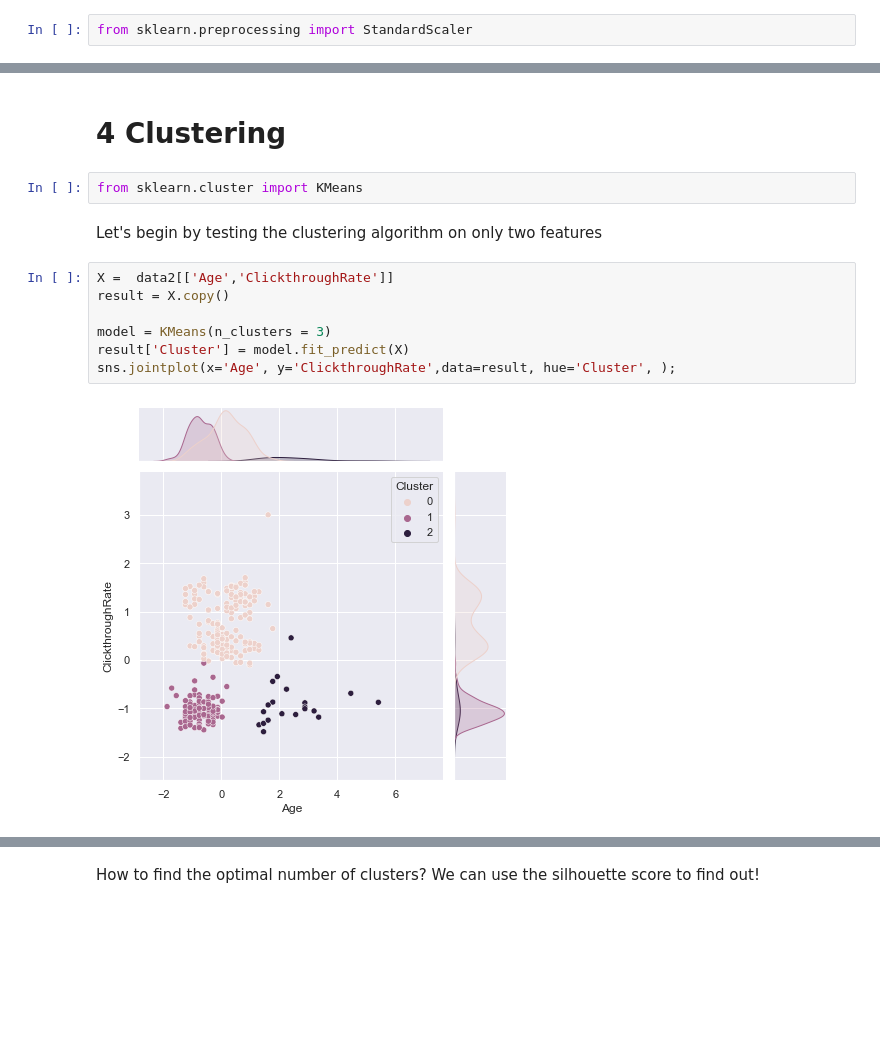
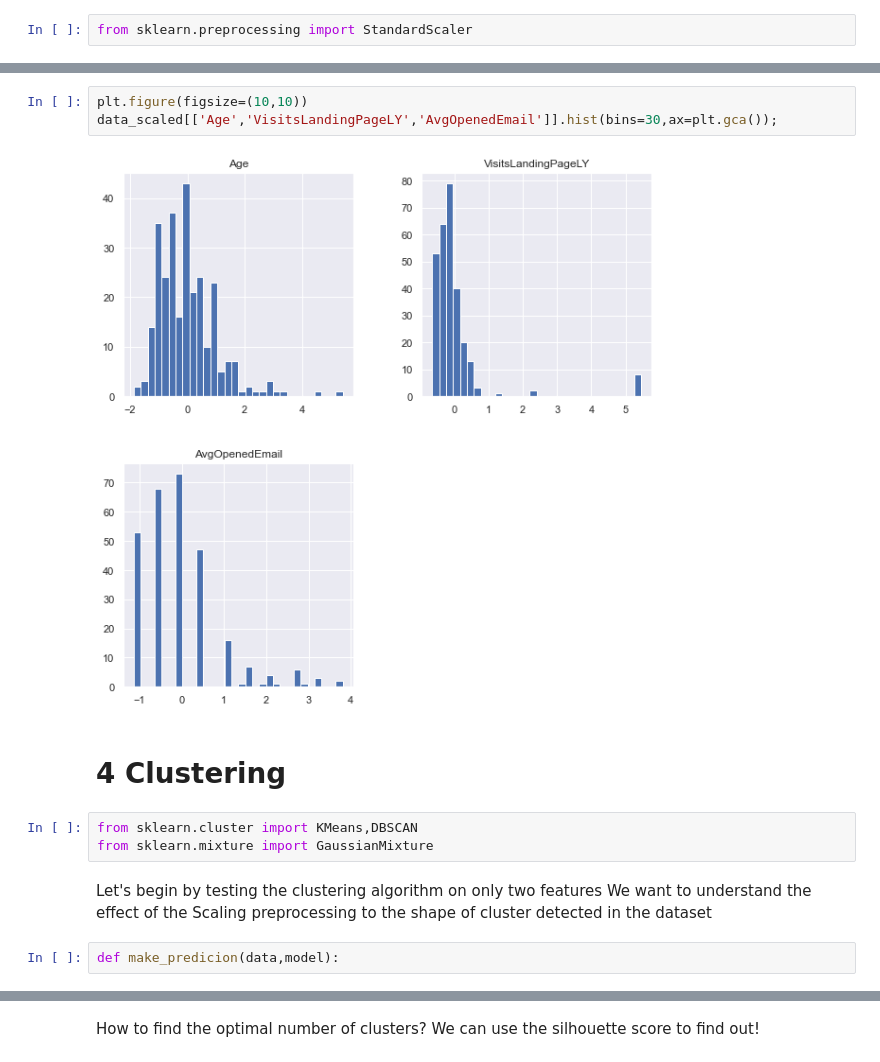
Before and after one commit to gtanzi/rcs_customer_segmentation, a Jupyter notebook: RCS_WorkSession.ipynb, the cells around one changed output, grey strips where cells are left out. Cells and saved outputs as stored; diff of their text form; blank space fills up the shorter version.

```diff
--- a/RCS_WorkSession.ipynb
+++ b/RCS_WorkSession.ipynb
@@ -574,15 +591,15 @@ data2.hist();
+# %%
+plt.figure(figsize=(10,10))
+data_scaled[['Age','VisitsLandingPageLY','AvgOpenedEmail']].hist(bins=30,ax=plt.gca());
+# %% [output]
+[figure, added]
 # %% [markdown]
 # 4 Clustering
 # %%
-from sklearn.cluster import KMeans
+from sklearn.cluster import KMeans,DBSCAN
+from sklearn.mixture import GaussianMixture
 # %% [markdown]
 Let's begin by testing the clustering algorithm on only two features
+We want to understand the effect of the Scaling preprocessing to the shape of cluster detected in the dataset
-# %%
-X =  data2[['Age','ClickthroughRate']]
-result = X.copy()
-
-model = KMeans(n_clusters = 3)
-result['Cluster'] = model.fit_predict(X)
-sns.jointplot(x='Age', y='ClickthroughRate',data=result, hue='Cluster', );
-# %% [output]
-[figure, removed]
+# %%
+def make_predicion(data,model):
```
Also changed, not shown: parts of 18 cells of this notebook, 1 other file.
